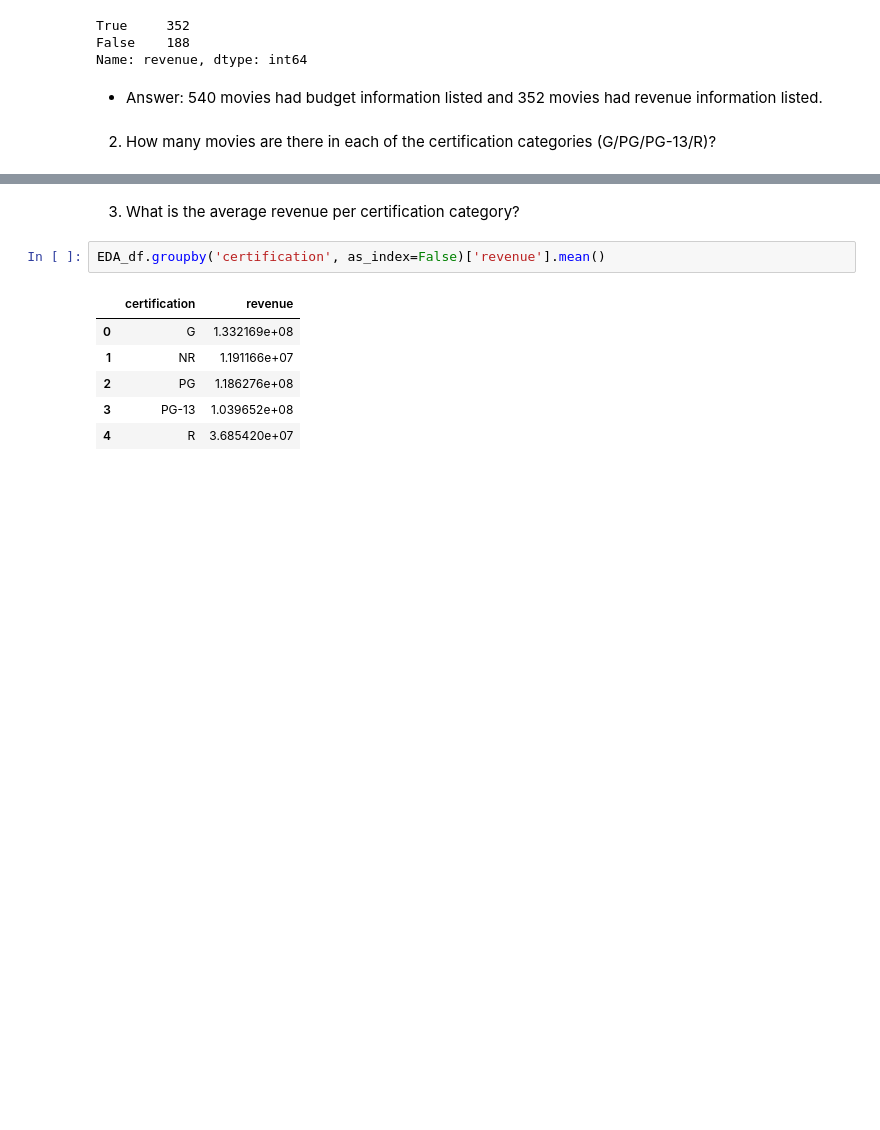
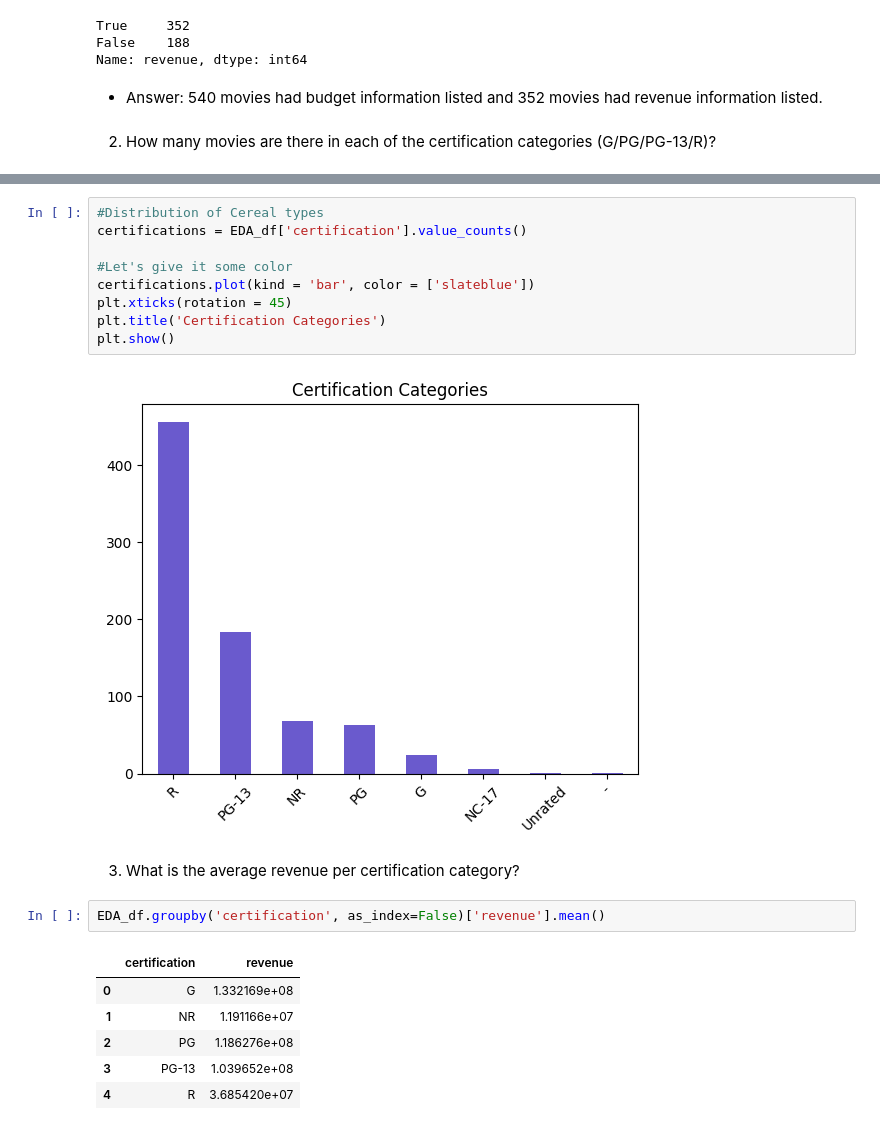
Before and after one commit to spockthompson/Dojo-Movie-Project, a Jupyter notebook: Exploratory Data Analysis of TMDB.ipynb, the cells around one changed output, grey strips where cells are left out. Saved outputs shown, nothing was run; the diff lists cells and outputs as text; blank space fills up the shorter version.

```diff
--- a/Exploratory Data Analysis of TMDB.ipynb
+++ b/Exploratory Data Analysis of TMDB.ipynb
@@ -53,4 +70,15 @@ NR        12
 Name: certification, dtype: int64
+# %%
+#Distribution of Cereal types
+certifications = EDA_df['certification'].value_counts()
+
+#Let's give it some color
+certifications.plot(kind = 'bar', color = ['slateblue'])
+plt.xticks(rotation = 45)
+plt.title('Certification Categories')
+plt.show()
+# %% [output]
+[figure, added]
 # %% [markdown]
 3. What is the average revenue per certification category?
 # %%
```
Also changed, not shown: parts of 5 cells of this notebook, 2 other files.
